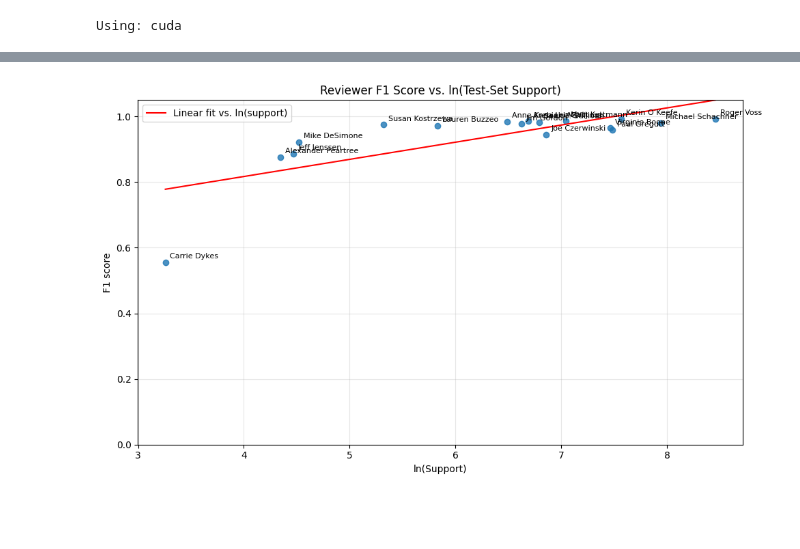
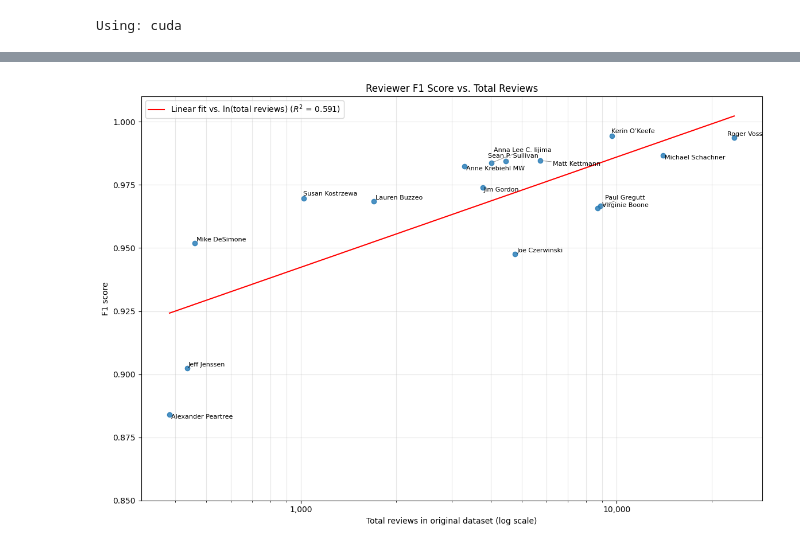
Before and after one commit to sylviadu2552/DATA4401---Project-3, a Jupyter notebook: Project3_n_grams.ipynb, the cells around one changed output, grey strips where cells are left out. Saved outputs shown, nothing was run; the diff lists cells and outputs as text; code cells hidden in the pictures; blank space fills up the shorter version.

```diff
--- a/Project3_n_grams.ipynb
+++ b/Project3_n_grams.ipynb
@@ -49,7 +49,7 @@ data = data.drop_duplicates(subset="_text_key")
 
 # Keep reviewers with at least 100 unique reviews
 reviewer_counts = data["taster_name"].value_counts()
-eligible_reviewers = reviewer_counts[reviewer_counts >= 100].index
+eligible_reviewers = reviewer_counts[reviewer_counts >= 250].index
 data = data[data["taster_name"].isin(eligible_reviewers)].copy()
 
 print("Reviewers included:", len(eligible_reviewers))
@@ -474,58 +470,84 @@ display(
 # %%
 import matplotlib.pyplot as plt
+import numpy as np
+from matplotlib.ticker import LogLocator, FuncFormatter
+from adjustText import adjust_text
 
-plot_data = by_reviewer.dropna(subset=["support", "f1-score"]).copy()
-plot_data = plot_data[plot_data["support"] > 0]
-plot_data["ln_support"] = np.log(plot_data["support"])
+reviewer_counts = data["taster_name"].value_counts(dropna=True)
 
-# Linear fit against ln(support)
-slope, intercept = np.polyfit(
-    plot_data["ln_support"],
-    plot_data["f1-score"],
-    1
-)
+plot_data = by_reviewer.dropna(subset=["f1-score"]).copy()
+plot_data["total_reviews"] = plot_data.index.map(reviewer_counts)
+plot_data = plot_data[plot_data["total_reviews"] >= 250].copy()
 
-x_line = np.linspace(
-    plot_data["ln_support"].min(),
-    plot_data["ln_support"].max(),
+# Fit a line against ln(total reviews)
+x_log = np.log(plot_data["total_reviews"])
+y_actual = plot_data["f1-score"]
+
+slope, intercept = np.polyfit(x_log, y_actual, 1)
+y_predicted = slope * x_log + intercept
+
+ss_res = np.sum((y_actual - y_predicted) ** 2)
+ss_tot = np.sum((y_actual - y_actual.mean()) ** 2)
+r_squared = 1 - (ss_res / ss_tot)
+
+x_line = np.geomspace(
+    plot_data["total_reviews"].min(),
+    plot_data["total_reviews"].max(),
     100
 )
-y_line = slope * x_line + intercept
+y_line = slope * np.log(x_line) + intercept
 
-fig, ax = plt.subplots(figsize=(10, 6))
+fig, ax = plt.subplots(figsize=(12, 8))
 
 ax.scatter(
-    plot_data["ln_support"],
+    plot_data["total_reviews"],
     plot_data["f1-score"],
     alpha=0.8
 )
 ax.plot(
     x_line,
     y_line,
     color="red",
-    label="Linear fit vs. ln(support)"
+    label=f"Linear fit vs. ln(total reviews) ($R^2$ = {r_squared:.3f})"
 )
 
-for reviewer, row in plot_data.iterrows():
-    ax.annotate(
-        reviewer,
-        (row["ln_support"], row["f1-score"]),
-        xytext=(5, 4),
-        textcoords="offset points",
-        fontsize=8
-    )
+# Add reviewer labels; adjust_text will reposition them to reduce overlap
+texts = [
+    ax.text(row["total_reviews"], row["f1-score"], str(reviewer), fontsize=8)
+    for reviewer, row in plot_data.iterrows()
+]
 
-ax.set_xlabel("ln(Support)")
+ax.set_xscale("log", base=10)
+ax.xaxis.set_major_locator(LogLocator(base=10, subs=(1.0,)))
+ax.xaxis.set_major_formatter(
+    FuncFormatter(lambda value, position: f"{value:,.0f}")
+)
+
+ax.set_ylim(0.85, 1.01)
+ax.set_yticks(np.arange(0.85, 1.001, 0.025))
+
+ax.set_xlabel("Total reviews in original dataset (log scale)")
 ax.set_ylabel("F1 score")
-ax.set_title("Reviewer F1 Score vs. ln(Test-Set Support)")
-ax.set_ylim(0, 1.05)
-ax.grid(True, alpha=0.3)
-ax.legend()
+ax.set_title("Reviewer F1 Score vs. Total Reviews")
+ax.grid(True, which="both", alpha=0.3)
+legend = ax.legend()
 
 plt.tight_layout()
+
+# Run after setting up the plot so label placement uses the final axes
+adjust_text(
+    texts,
+    x=plot_data["total_reviews"].to_numpy(),
+    y=plot_data["f1-score"].to_numpy(),
+    objects=[legend],
+    ax=ax,
+    arrowprops={"arrowstyle": "-", "color": "gray", "lw": 0.6},
+    time_lim=2
+)
+
 plt.show()
 # %% [output]
-[figure, old version]
+[figure, new version]
 # %%
 import matplotlib.pyplot as plt
 from sklearn.metrics import ConfusionMatrixDisplay
```
Also changed, not shown: parts of 7 cells of this notebook.
